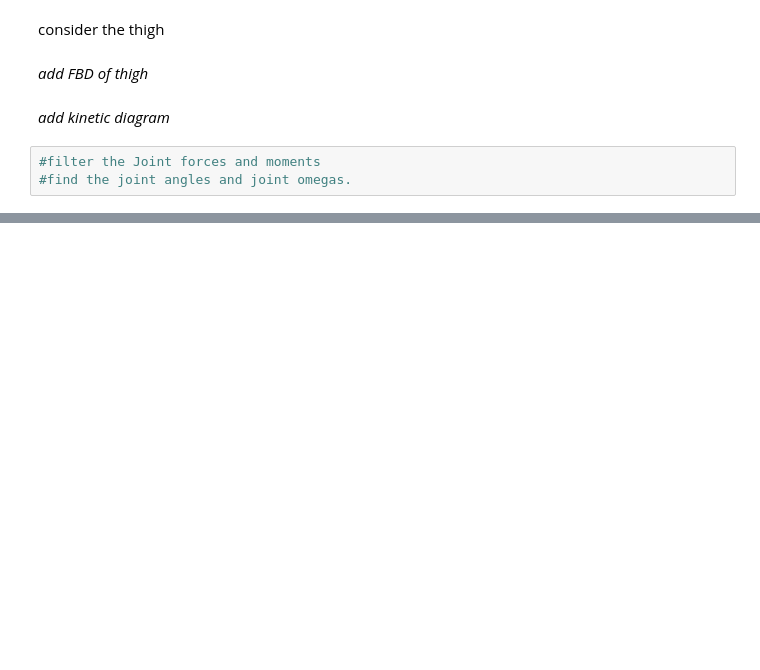
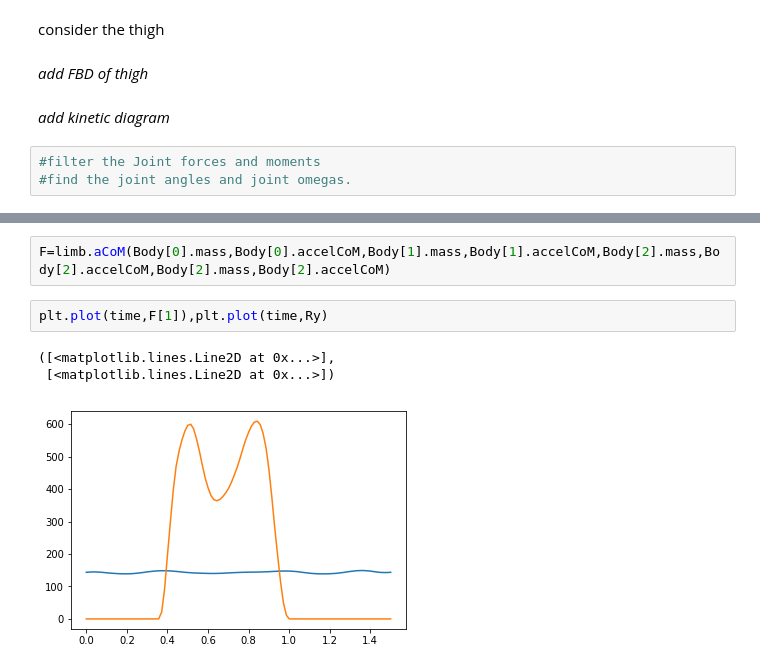
Before and after one commit to abhijeetvyas/MHM-project, a Jupyter notebook: IDCode.ipynb, the cells around one changed output, grey strips where cells are left out. Drawn from its saved outputs; the diff is of its cells as text; blank space fills up the shorter version.

```diff
--- a/IDCode.ipynb
+++ b/IDCode.ipynb
@@ -134,0 +146,8 @@ plt.plot(time,Power_H)
+# %%
+F=limb.aCoM(Body[0].mass,Body[0].accelCoM,Body[1].mass,Body[1].accelCoM,Body[2].mass,Body[2].accelCoM,Body[2].mass,Body[2].accelCoM)
+# %%
+plt.plot(time,F[1]),plt.plot(time,Ry)
+# %% [output]
+([<matplotlib.lines.Line2D at 0x...>],
+ [<matplotlib.lines.Line2D at 0x...>])
+[figure, added]
```
Also changed, not shown: parts of 11 cells of this notebook, 1 other file.
